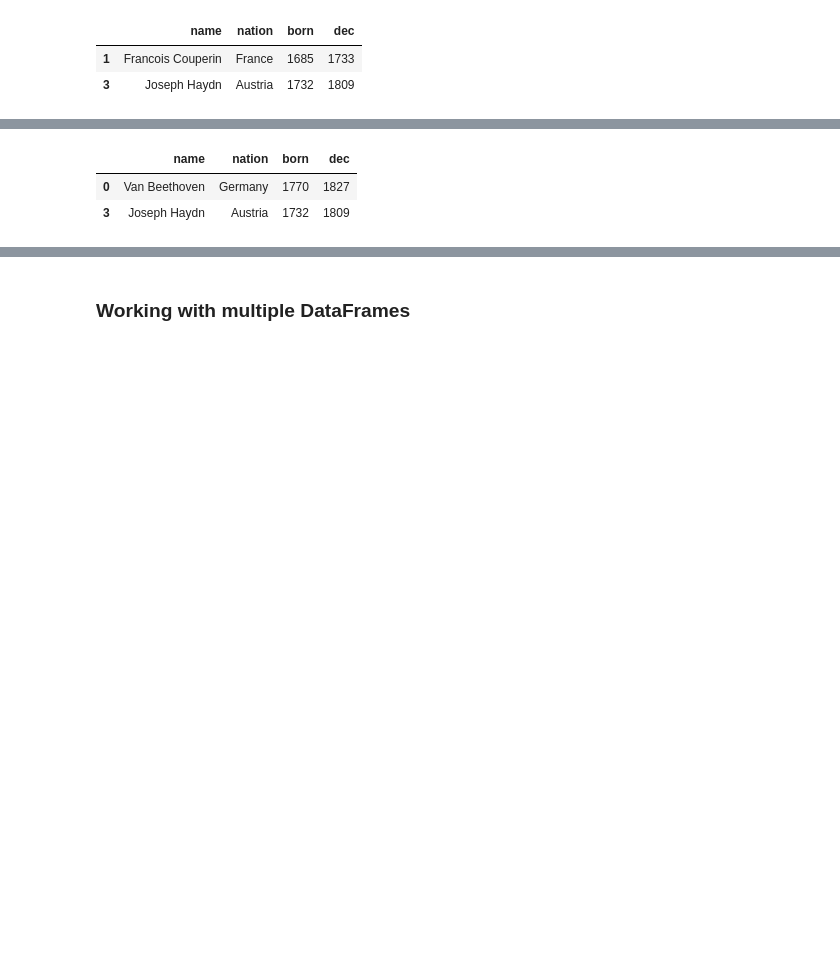
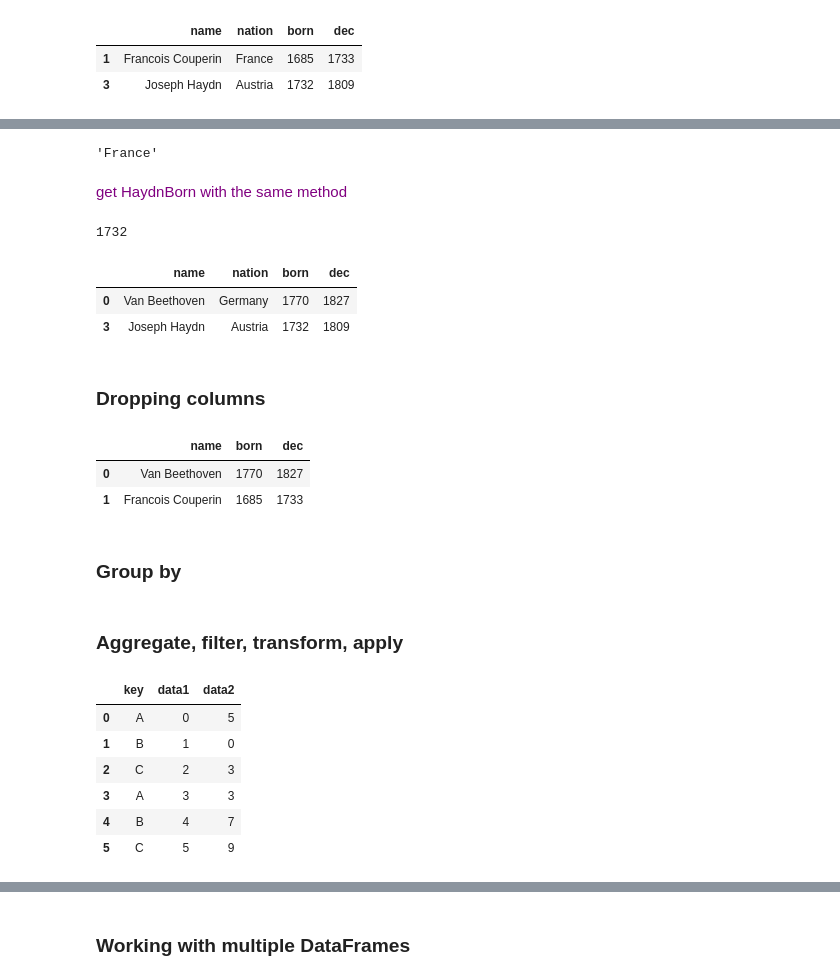
Before and after one commit to chezydan/pytopics, a Jupyter notebook: Pandas.ipynb, the cells around one changed output, grey strips where cells are left out. Cells and saved outputs as stored; diff of their text form; code cells hidden in the pictures; blank space fills up the shorter version.

```diff
--- a/Pandas.ipynb
+++ b/Pandas.ipynb
@@ -180,3 +270,15 @@ AF
+# %%
+countryCouperin=serDF[serDF['name']=='Francois Couperin'].iloc[0]['nation']
+countryCouperin
+# %% [output]
+'France'
+# %% [markdown]
+<p> <span style ="color:purple"> get HaydnBorn with the same method </span>
+# %%
+HaydnBorn = serDF[serDF['name']=='Joseph Haydn'].iloc[0]['born']
+HaydnBorn
+# %% [output]
+1732
 # %%
 #!= negative operator
 serDF[ serDF.born != 1685]
@@ -184,3 +286,16 @@ serDF[ serDF.born != 1685]
 |  | name | nation | born | dec |
 | 0 | Van Beethoven | Germany | 1770 | 1827 |
 | 3 | Joseph Haydn | Austria | 1732 | 1809 |
+# %% [markdown]
+<h3>Dropping columns </h3>
+# %%
+noNation = serDF.drop('nation',1)
+noNation.head(2)
+# %% [output]
+|  | name | born | dec |
+| 0 | Van Beethoven | 1770 | 1827 |
+| 1 | Francois Couperin | 1685 | 1733 |
+# %% [markdown]
+<h3>Group by </h3>
+# %% [markdown]
+<h3>Aggregate, filter, transform, apply</h3>
@@ -186,0 +309,10 @@ serDF[ serDF.born != 1685]
+# %%
+df
+# %% [output]
+|  | key | data1 | data2 |
+| 0 | A | 0 | 5 |
+| 1 | B | 1 | 0 |
+| 2 | C | 2 | 3 |
+| 3 | A | 3 | 3 |
+| 4 | B | 4 | 7 |
+| 5 | C | 5 | 9 |
```
Also changed, not shown: parts of 33 cells of this notebook, 3 other files.
